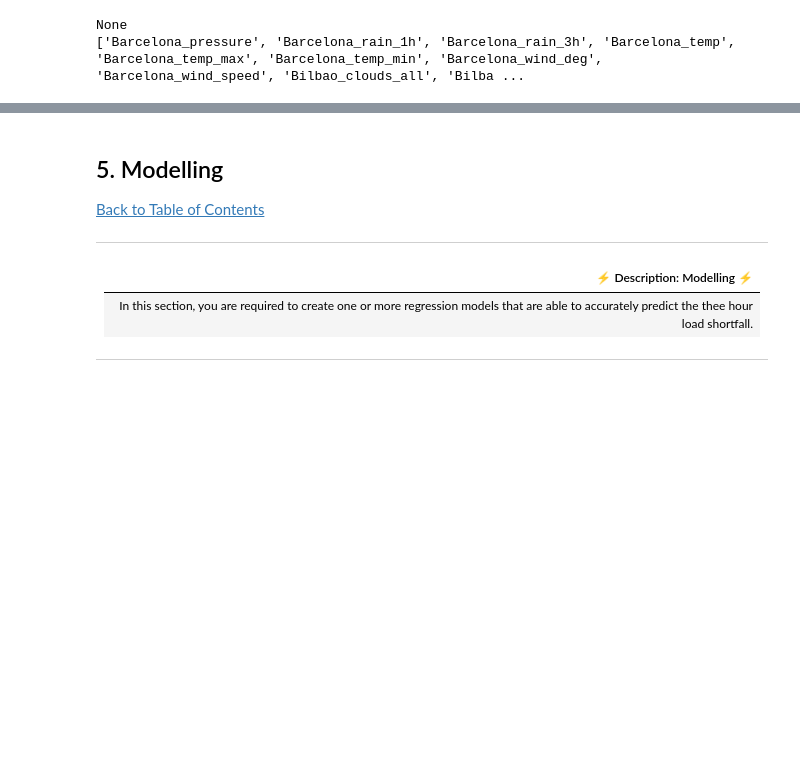
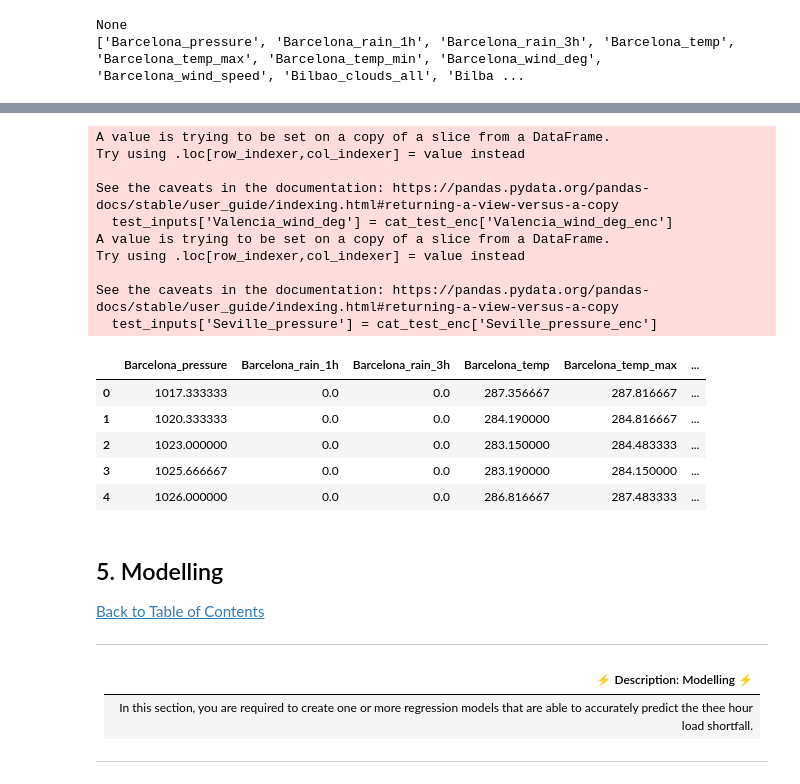
Before and after one commit to Emmantheo/Team-JM2-Starter-Notebook, a Jupyter notebook: starter-notebook.ipynb, the cells around one changed output, grey strips where cells are left out. Cells and saved outputs as stored; diff of their text form; code cells hidden in the pictures; blank space fills up the shorter version.

```diff
--- a/starter-notebook.ipynb
+++ b/starter-notebook.ipynb
@@ -532,0 +553,6 @@ new_raw_train = raw_train [categorical_cols[1:]+new_numeric_col]
+# %%
+test_wind_encoder = LabelEncoder()
+test_pressure_encoder = LabelEncoder()
+cat_test_enc['Valencia_wind_deg_enc'] = test_wind_encoder.fit_transform(cat_test_enc['Valencia_wind_deg']);
+cat_test_enc['Seville_pressure_enc'] = test_pressure_encoder.fit_transform(cat_test_enc['Seville_pressure']);
+cat_test_enc.head()
@@ -533,3 +605,24 @@ new_raw_train = raw_train [categorical_cols[1:]+new_numeric_col]
+# %%
+test_inputs['Valencia_wind_deg'] = cat_test_enc['Valencia_wind_deg_enc']
+test_inputs['Seville_pressure'] = cat_test_enc['Seville_pressure_enc']
+test_inputs.head()
+# %% [output]
+A value is trying to be set on a copy of a slice from a DataFrame.
+Try using .loc[row_indexer,col_indexer] = value instead
+
+See the caveats in the documentation: https://pandas.pydata.org/pandas-docs/stable/user_guide/indexing.html#returning-a-view-versus-a-copy
+  test_inputs['Valencia_wind_deg'] = cat_test_enc['Valencia_wind_deg_enc']
+A value is trying to be set on a copy of a slice from a DataFrame.
+Try using .loc[row_indexer,col_indexer] = value instead
+
+See the caveats in the documentation: https://pandas.pydata.org/pandas-docs/stable/user_guide/indexing.html#returning-a-view-versus-a-copy
+  test_inputs['Seville_pressure'] = cat_test_enc['Seville_pressure_enc']
+|  | Barcelona_pressure | Barcelona_rain_1h | Barcelona_rain_3h | Barcelona_temp | Barcelona_temp_max | ... |
+| 0 | 1017.333333 | 0.0 | 0.0 | 287.356667 | 287.816667 | ... |
+| 1 | 1020.333333 | 0.0 | 0.0 | 284.190000 | 284.816667 | ... |
+| 2 | 1023.000000 | 0.0 | 0.0 | 283.150000 | 284.483333 | ... |
+| 3 | 1025.666667 | 0.0 | 0.0 | 283.190000 | 284.150000 | ... |
+| 4 | 1026.000000 | 0.0 | 0.0 | 286.816667 | 287.483333 | ... |
 # %% [markdown]
 <a id="five"></a>
 ## 5. Modelling
```
Also changed, not shown: parts of 23 cells of this notebook.
